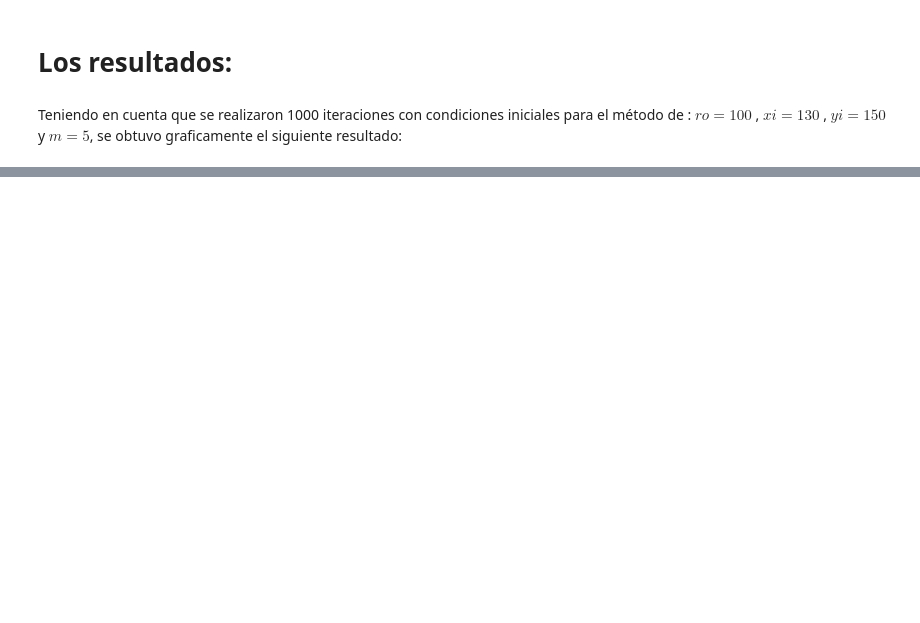
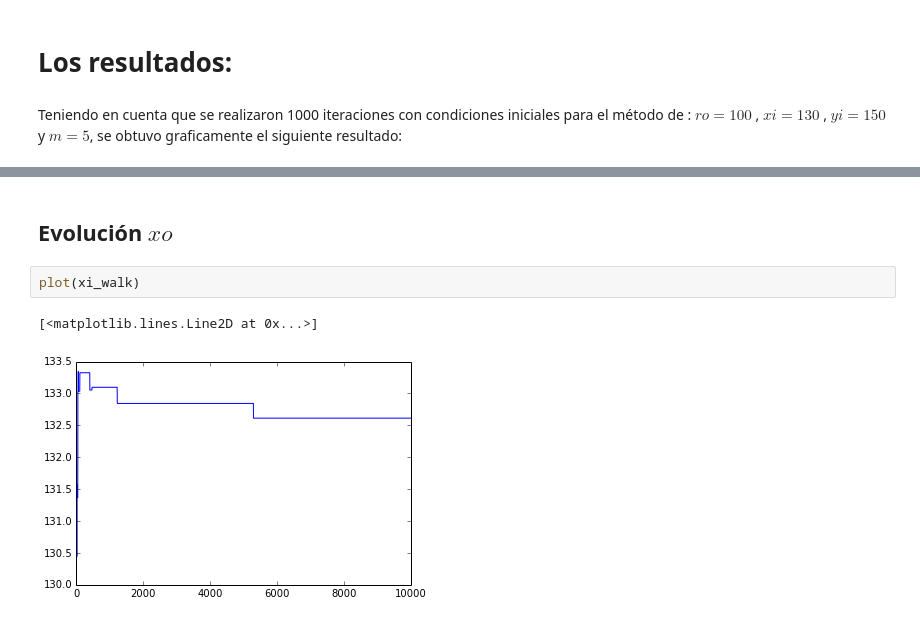
Before and after one commit to SbastianGarzon/Linares_Garzon_hw8, a Jupyter notebook: Perfil_Radial/Perfil_radial.ipynb, the cells around one changed output, grey strips where cells are left out. Cells and saved outputs as stored; diff of their text form; blank space fills up the shorter version.

```diff
--- a/Perfil_Radial/Perfil_radial.ipynb
+++ b/Perfil_Radial/Perfil_radial.ipynb
@@ -207,0 +220,7 @@ El valor de r1 es 0.602091652461
+# %% [markdown]
+## Evolución $xo$
+# %%
+plot(xi_walk)
+# %% [output]
+[<matplotlib.lines.Line2D at 0x...>]
+[figure, added]
```
Also changed, not shown: parts of 20 cells of this notebook.
